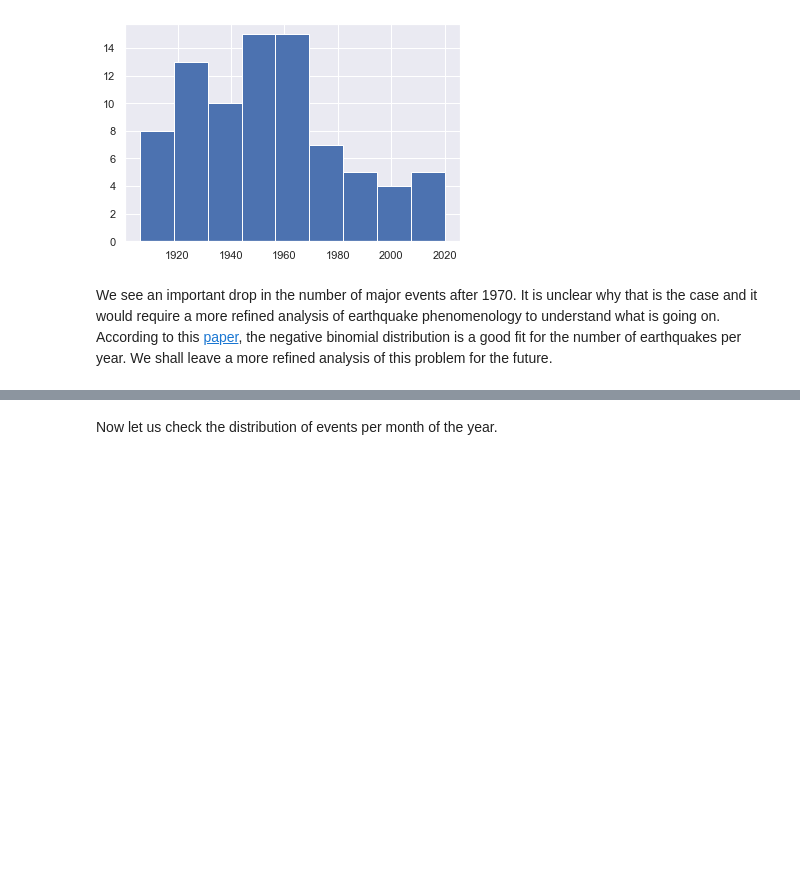
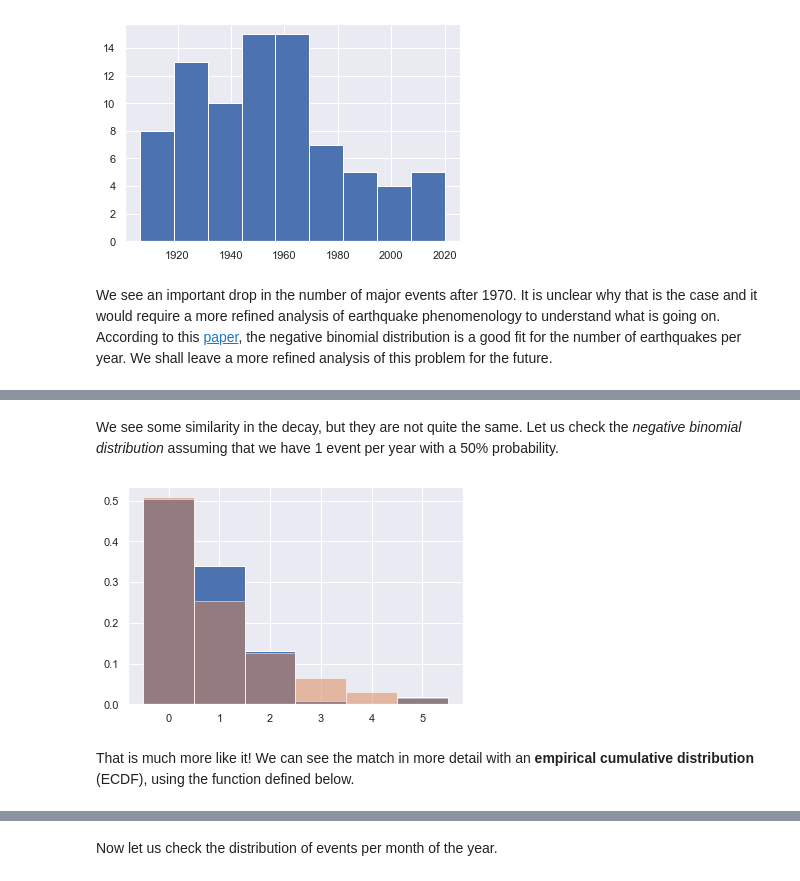
Before and after one commit to fabiomnsantos/chile-earthquakes, a Jupyter notebook: chile-earthquakes-analysis.ipynb, the cells around one changed output, grey strips where cells are left out. Drawn from its saved outputs; the diff is of its cells as text; code cells hidden in the pictures; blank space fills up the shorter version.

```diff
--- a/chile-earthquakes-analysis.ipynb
+++ b/chile-earthquakes-analysis.ipynb
@@ -182,0 +249,11 @@ We see an important drop in the number of major events after 1970. It is unclear
+# %% [markdown]
+We see some similarity in the decay, but they are not quite the same. Let us check the _negative binomial distribution_ assuming that we have 1 event per year with a 50% probability.
+# %%
+plt.hist(events_per_year, density=True, bins=bins)
+neg_binomial = np.random.negative_binomial(1, 0.5, 100000)
+plt.hist(neg_binomial, density=True, range=(0,5), alpha=0.5,bins=bins)
+plt.show()
+# %% [output]
+[figure, added]
+# %% [markdown]
+That is much more like it! We can see the match in more detail with an __empirical cumulative distribution__ (ECDF), using the function defined below.
```
Also changed, not shown: parts of 23 cells of this notebook.
